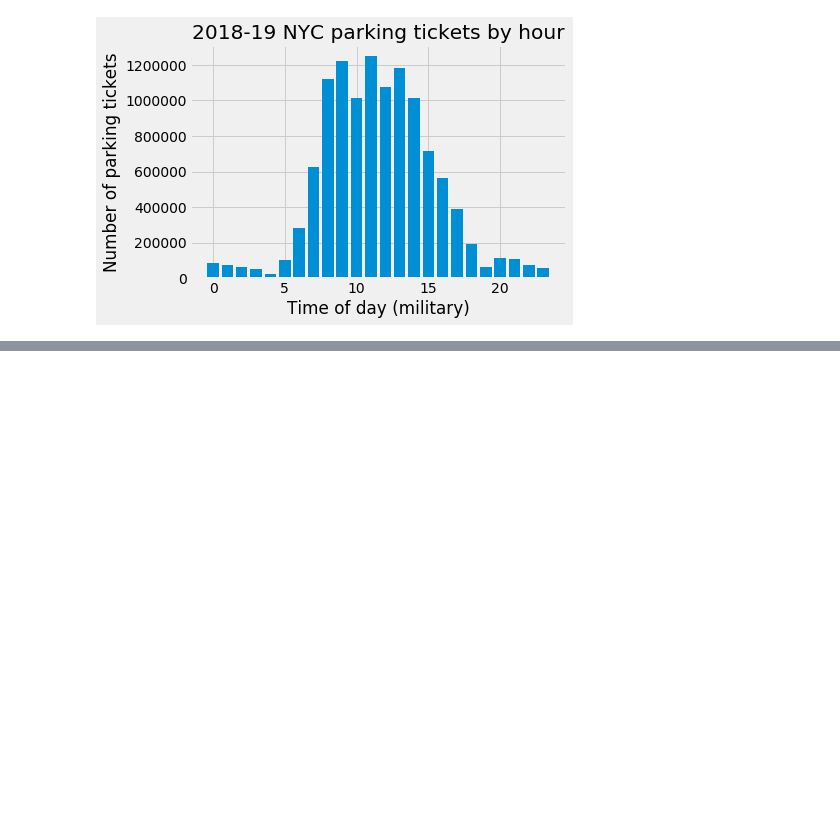
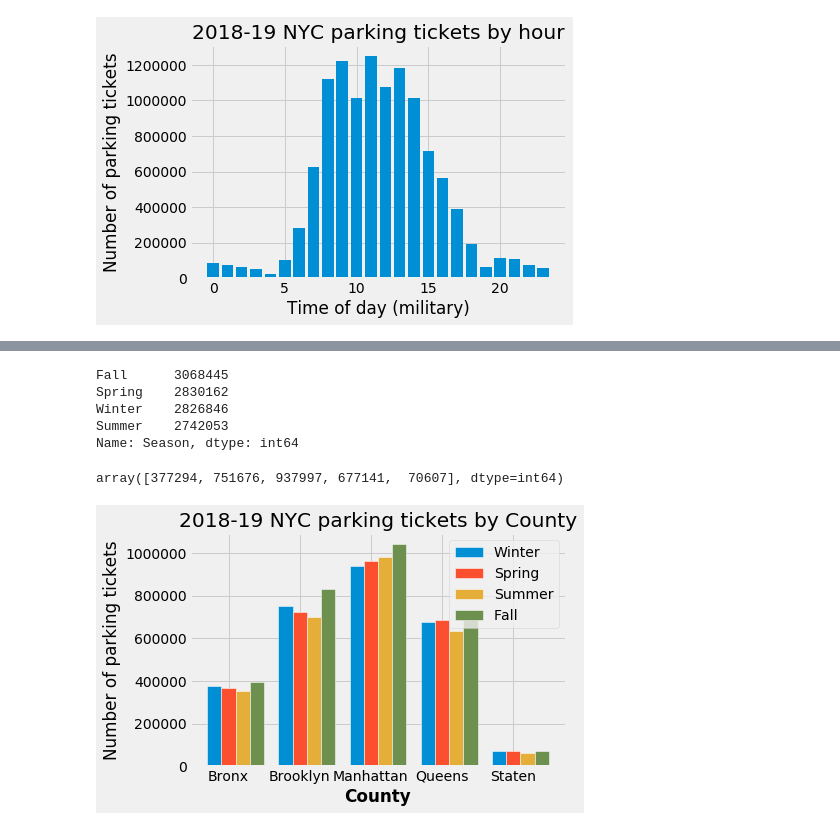
Before and after one commit to polandspring6/NYC_Parking, a Jupyter notebook: NYC_Parking.ipynb, the cells around one changed output, grey strips where cells are left out. Saved outputs shown, nothing was run; the diff lists cells and outputs as text; code cells hidden in the pictures; blank space fills up the shorter version.

Commit message:
Added county and season graph

```diff
--- a/NYC_Parking.ipynb
+++ b/NYC_Parking.ipynb
@@ -74,0 +100,28 @@ plt.show()
+# %%
+def season(example_string):
+    month = example_string[0:2]
+    if month in {'12', '01', '02'}:
+        return 'Winter'
+    elif month in {'03', '04', '05'}:
+        return 'Spring'
+    elif month in {'06', '07', '08'}:
+        return 'Summer'
+    elif month in {'09', '10', '11'}:
+        return 'Fall'
+    else:
+        return None
+# %%
+df['Season'] = df['Issue Date'].astype('str').progress_apply(season)
+# %%
+df['Season'].value_counts()
+# %% [output]
+Fall      3068445
+Spring    2830162
+Winter    2826846
+Summer    2742053
+Name: Season, dtype: int64
+# %%
+count_by_county_for_winter = df[df['Season'] == 'Winter'].groupby(['County']).size()
+count_by_county_for_spring = df[df['Season'] == 'Spring'].groupby(['County']).size()
+count_by_county_for_summer = df[df['Season'] == 'Summer'].groupby(['County']).size()
+count_by_county_for_fall = df[df['Season'] == 'Fall'].groupby(['County']).size()
@@ -74,0 +133,39 @@ plt.show()
+# %%
+count_by_county_for_winter.values
+# %% [output]
+array([377294, 751676, 937997, 677141,  70607], dtype=int64)
+# %%
+plt.title('2018-19 NYC parking tickets by County')
+plt.xlabel('County')
+plt.ylabel('Number of parking tickets')
+
+# set width of bar
+barWidth = 0.2
+
+# set height of bar
+bars1 = count_by_county_for_winter.values
+bars2 = count_by_county_for_spring.values
+bars3 = count_by_county_for_summer.values
+bars4 = count_by_county_for_fall.values
+
+# Set position of bar on X axis
+r1 = np.arange(len(bars1))
+r2 = [x + barWidth for x in r1]
+r3 = [x + barWidth for x in r2]
+r4 = [x + barWidth for x in r3]
+
+# Make the plot
+plt.bar(r1, bars1, width=barWidth, edgecolor='white', label='Winter')
+plt.bar(r2, bars2, width=barWidth, edgecolor='white', label='Spring')
+plt.bar(r3, bars3, width=barWidth, edgecolor='white', label='Summer')
+plt.bar(r4, bars4, width=barWidth, edgecolor='white', label='Fall')
+
+# Add xticks on the middle of the group bars
+plt.xlabel('County', fontweight='bold')
+plt.xticks([r + barWidth for r in range(len(bars1))], ['Bronx', 'Brooklyn', 'Manhattan', 'Queens', 'Staten'])
+
+# Create legend & Show graphic
+plt.legend()
+plt.show()
+# %% [output]
+[figure, added]
```
Also changed, not shown: parts of 4 cells of this notebook.
